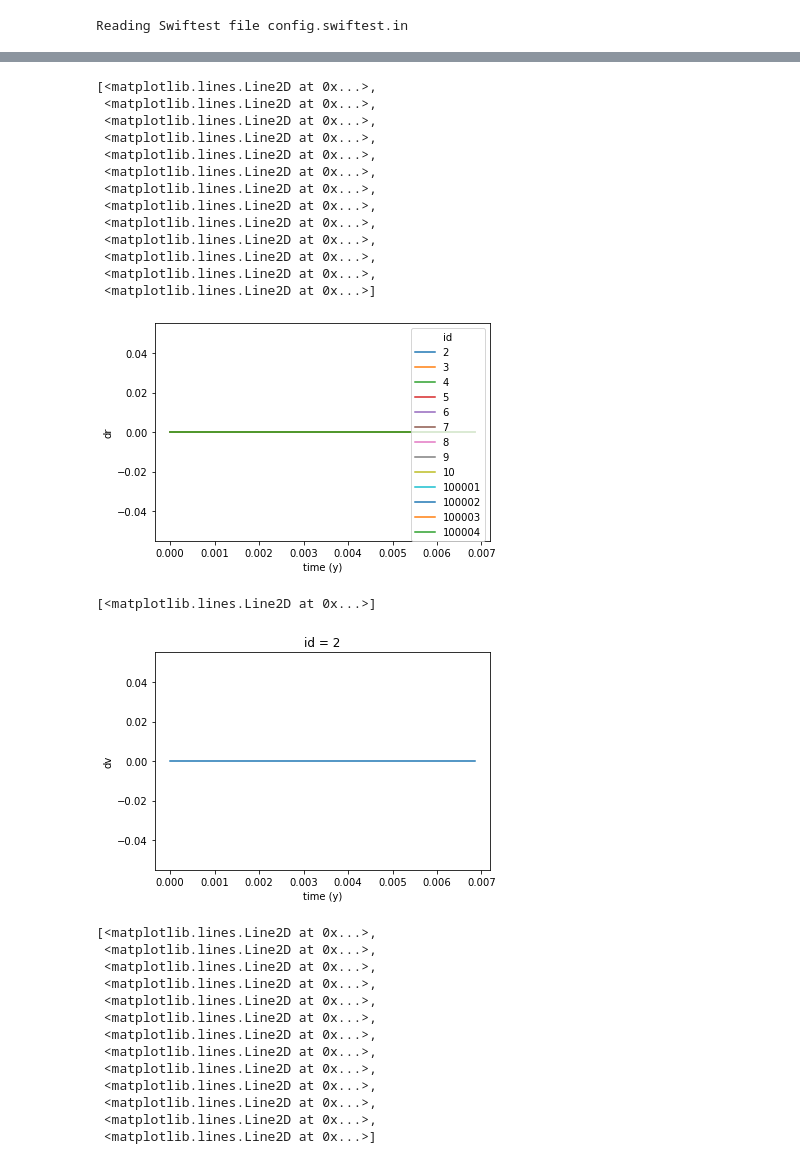
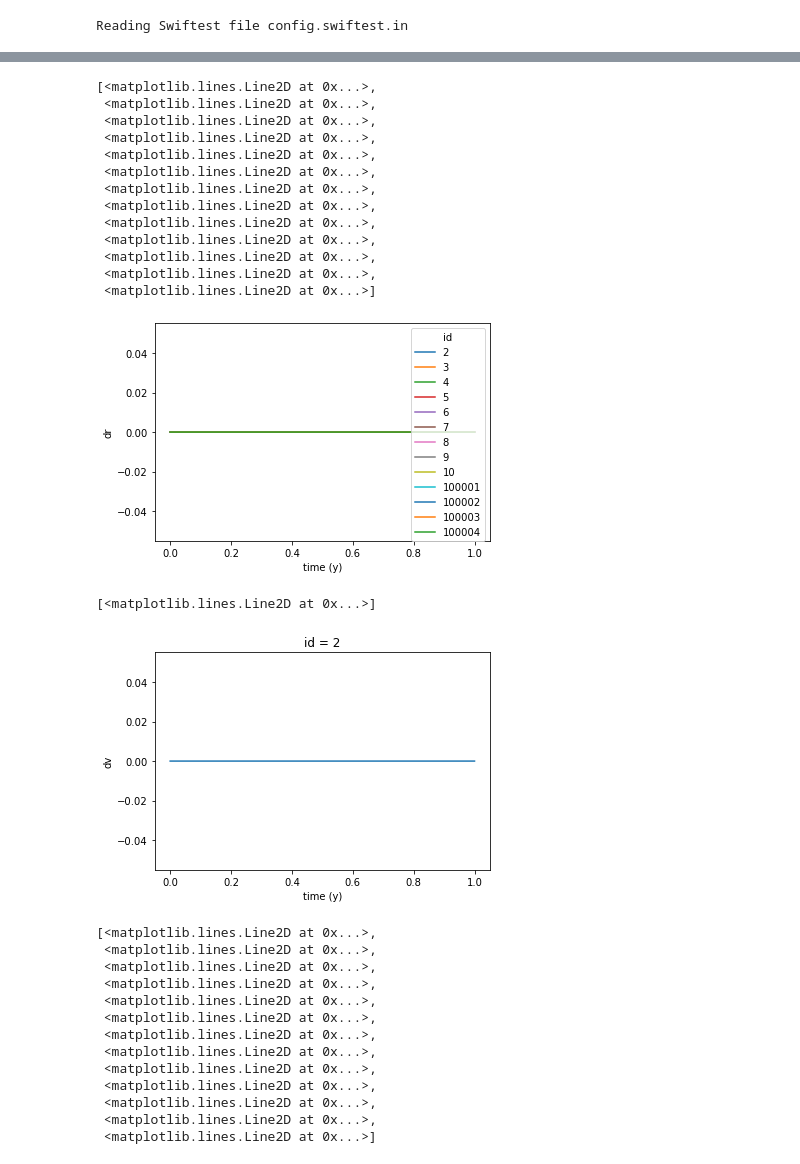
Before and after one commit to MintonGroup/swiftest, a Jupyter notebook: examples/whm_swifter_comparison/whm_swiftest_vs_swifter.ipynb, the cells around one changed output, grey strips where cells are left out. Cells and saved outputs as stored; diff of their text form; code cells hidden in the pictures.

```diff
--- a/examples/whm_swifter_comparison/whm_swiftest_vs_swifter.ipynb
+++ b/examples/whm_swifter_comparison/whm_swiftest_vs_swifter.ipynb
@@ -45,25 +26,25 @@ Data variables:
 # %%
-swiftdiff['dr'][:11].plot.line(x="time (y)")
+swiftdiff['dr'].plot.line(x="time (y)")
 # %% [output]
 [<matplotlib.lines.Line2D at 0x...>,
  <matplotlib.lines.Line2D at 0x...>,
  <matplotlib.lines.Line2D at 0x...>,
  <matplotlib.lines.Line2D at 0x...>,
  <matplotlib.lines.Line2D at 0x...>,
  <matplotlib.lines.Line2D at 0x...>,
  <matplotlib.lines.Line2D at 0x...>,
  <matplotlib.lines.Line2D at 0x...>,
  <matplotlib.lines.Line2D at 0x...>,
  <matplotlib.lines.Line2D at 0x...>,
  <matplotlib.lines.Line2D at 0x...>,
  <matplotlib.lines.Line2D at 0x...>,
  <matplotlib.lines.Line2D at 0x...>]
-[figure, old version]
+[figure, new version]
 # %%
-swiftdiff['dv'][:11].sel(id=2).plot.line(x="time (y)")
+swiftdiff['dv'].sel(id=2).plot.line(x="time (y)")
 # %% [output]
 [<matplotlib.lines.Line2D at 0x...>]
-[figure, old version]
+[figure, new version]
 # %%
 swiftdiff['pz'].plot.line(x="time (y)")
 # %% [output]
```
Also changed, not shown: parts of 1 cell of this notebook, 4 other files.
